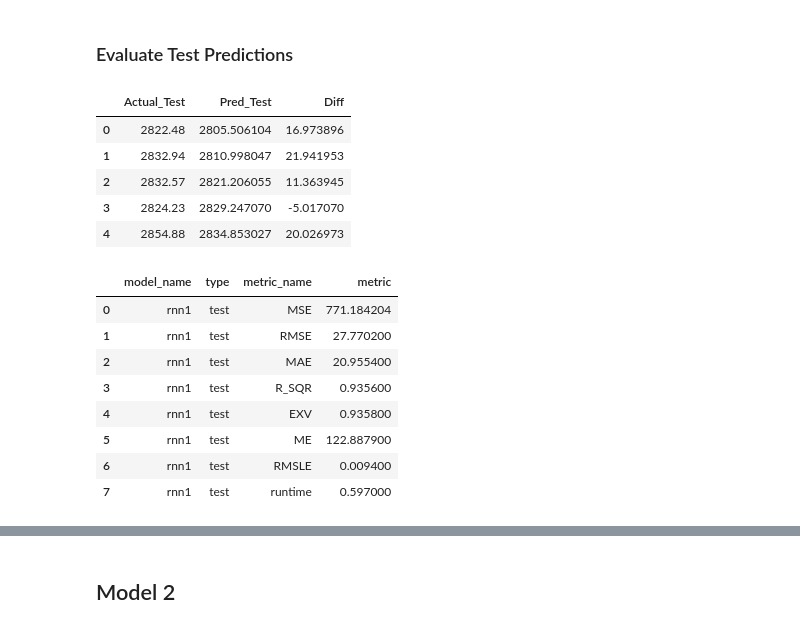
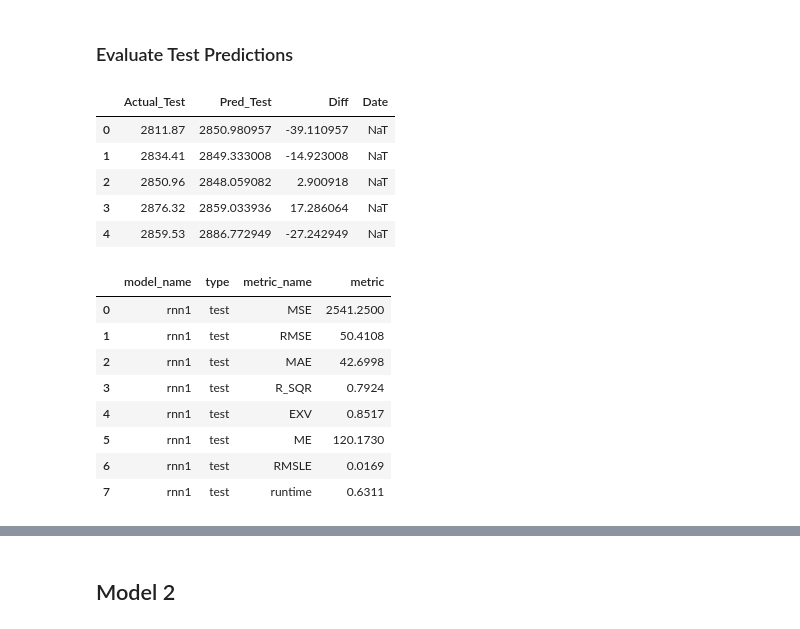
Before and after one commit to oimartin/SP_500_index_RNN, a Jupyter notebook: sp500_notebook.ipynb, the cells around one changed output, grey strips where cells are left out. Saved outputs shown, nothing was run; the diff lists cells and outputs as text; code cells hidden in the pictures.

```diff
--- a/sp500_notebook.ipynb
+++ b/sp500_notebook.ipynb
@@ -345,7 +384,7 @@ for sliding window approach """
     print(f"X_array shape {x_array.shape}\nY_array shape {y_array.shape}")
     return x_array, y_array
 # %%
-x_train_lstm, y_train_lstm = lstm_data_transform(X_train, y_train, 50)
+x_train_lstm, y_train_lstm = lstm_data_transform(X_train, y_train, 90)
 print("-----\nTest")
-x_test_lstm, y_test_lstm = lstm_data_transform(X_test, y_test, 50)
+x_test_lstm, y_test_lstm = lstm_data_transform(X_test, y_test, 90)
 # %% [output]
@@ -381,14 +420,14 @@ def run_model (model, model_name):
   fitted_model = model.fit(X_train,
                            y_train,
                            callbacks=[callback],
-                           epochs=50,
+                           epochs=75,
                            validation_data=(X_val, y_val))
   end = time()
   runtime = round((end-start), 4)
   print(f"{model_name} took {runtime} seconds or {round((runtime/60),4)} minutes to run.")
   return runtime
 
-def compare_pred_actual(model,x, y, test_train):
+def compare_pred_actual(model, x, y, test_train, train=True):
   pred = minmax.inverse_transform(model.predict(x))
   actual = minmax.inverse_transform(y)
 
@@ -396,9 +435,23 @@ def compare_pred_actual(model,x, y, test_train):
   actual_lst = [round(actual[row][0],3) for row in range(0,len(actual))]
   diff = [(actual_lst[row] - pred_lst[row]) for row in range(0, len(pred))]
 
-  compare_train = pd.DataFrame(list(zip(actual_lst, pred_lst, diff)),
+  compare = pd.DataFrame(list(zip(actual_lst, pred_lst, diff)),
                               columns=[f"Actual_{test_train}", f"Pred_{test_train}", 'Diff'])
-  return pred_lst, actual_lst, compare_train
+
+  if train == True:
+    compare['Date'] = data.iloc[:1006, 0]
+  elif train == False:
+    compare['Date'] = data.iloc[1006:, 0]
+
+  return pred_lst, actual_lst, compare
+
+def graph_pred(compare, test_train, model_name):
+  fig = px.line(compare, x='Date', y=[f"Actual_{test_train}",f"Pred_{test_train}"])
+  fig.update_layout(title_text=f"Compare {model_name} {test_train} S&P 500 Close Price Predictions")
+  fig.show()
+  fig.write_image(f"images/line_{model_name}_{test_train}_pred_comparison.png")
+
+  return
 
 def evaluating_model (y_true, y_pred, model_name, train_test, runtime):
   df=pd.DataFrame({ 'model_name': [model_name, model_name,
@@ -427,7 +495,7 @@ def evaluating_model (y_true, y_pred, model_name, train_test, runtime):
 ### Run
 # %%
 rnn1 = Sequential([
-    layers.SimpleRNN(20, return_sequences=True, input_shape=[50, 3]),
+    layers.SimpleRNN(20, return_sequences=True, input_shape=[90, 3]),
     layers.SimpleRNN(20, return_sequences=True),
     layers.SimpleRNN(1)
 ])
@@ -506,25 +578,25 @@ rnn1_train
 # %% [markdown]
 ### Evaluate Test Predictions
 # %%
-rnn1_pred_test, rnn1_actual_test, rnn1_compare_test = compare_pred_actual(rnn1,x_test_lstm, y_test_lstm, 'Test')
+rnn1_pred_test, rnn1_actual_test, rnn1_compare_test = compare_pred_actual(rnn1,x_test_lstm, y_test_lstm, 'Test', train=False)
 rnn1_compare_test.head()
 # %% [output]
-|  | Actual_Test | Pred_Test | Diff |
-| 0 | 2822.48 | 2805.506104 | 16.973896 |
-| 1 | 2832.94 | 2810.998047 | 21.941953 |
-| 2 | 2832.57 | 2821.206055 | 11.363945 |
-| 3 | 2824.23 | 2829.247070 | -5.017070 |
-| 4 | 2854.88 | 2834.853027 | 20.026973 |
+|  | Actual_Test | Pred_Test | Diff | Date |
+| 0 | 2811.87 | 2850.980957 | -39.110957 | NaT |
+| 1 | 2834.41 | 2849.333008 | -14.923008 | NaT |
+| 2 | 2850.96 | 2848.059082 | 2.900918 | NaT |
+| 3 | 2876.32 | 2859.033936 | 17.286064 | NaT |
+| 4 | 2859.53 | 2886.772949 | -27.242949 | NaT |
 # %%
 rnn1_test = evaluating_model(rnn1_actual_test, rnn1_pred_test, 'rnn1', 'test', rnn1_rt)
 rnn1_test
 # %% [output]
 |  | model_name | type | metric_name | metric |
-| 0 | rnn1 | test | MSE | 771.184204 |
-| 1 | rnn1 | test | RMSE | 27.770200 |
-| 2 | rnn1 | test | MAE | 20.955400 |
-| 3 | rnn1 | test | R_SQR | 0.935600 |
-| 4 | rnn1 | test | EXV | 0.935800 |
-| 5 | rnn1 | test | ME | 122.887900 |
-| 6 | rnn1 | test | RMSLE | 0.009400 |
-| 7 | rnn1 | test | runtime | 0.597000 |
+| 0 | rnn1 | test | MSE | 2541.2500 |
+| 1 | rnn1 | test | RMSE | 50.4108 |
+| 2 | rnn1 | test | MAE | 42.6998 |
+| 3 | rnn1 | test | R_SQR | 0.7924 |
+| 4 | rnn1 | test | EXV | 0.8517 |
+| 5 | rnn1 | test | ME | 120.1730 |
+| 6 | rnn1 | test | RMSLE | 0.0169 |
+| 7 | rnn1 | test | runtime | 0.6311 |
```
Also changed, not shown: parts of 45 cells of this notebook.
